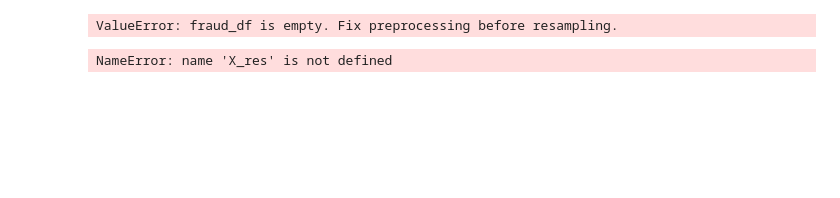
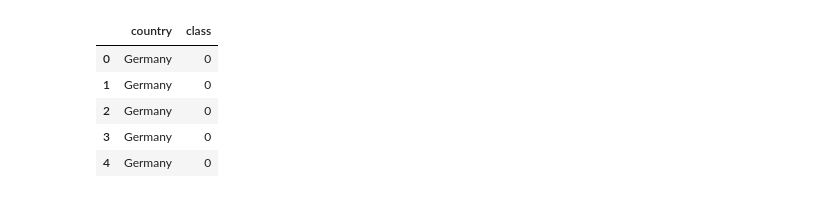
Before and after one commit to H-han221/Fraud-detection-system, a Jupyter notebook: notebooks/feature-engineering.ipynb, the cells around one changed output. Drawn from its saved outputs; the diff is of its cells as text; code cells hidden in the pictures; blank space fills up the shorter version.

```diff
--- a/notebooks/feature-engineering.ipynb
+++ b/notebooks/feature-engineering.ipynb
@@ -237,38 +0,0 @@ Cannot apply SMOTE: no data available.
-# %%
-# Step 1: Check if fraud_df has data
-if fraud_df.empty:
-    raise ValueError("fraud_df is empty. Fix preprocessing before resampling.")
-
-# Step 2: Make sure target column exists
-if 'class' not in fraud_df.columns:
-    raise ValueError("Target column 'class' not found in fraud_df.")
-
-# Step 3: Prepare features and target
-X = fraud_df.drop(columns=['class'])
-y = fraud_df['class']
-
-print("X shape:", X.shape)
-print("y distribution:\n", y.value_counts())
-
-# Step 4: Apply SMOTE only if we have data
-if X.shape[0] > 0:
-    smote = SMOTE(random_state=42)
-    X_res, y_res = smote.fit_resample(X, y)
-    print("After SMOTE, X_res shape:", X_res.shape)
-
-    # Step 5: Save resampled data
-    X_res.to_csv('../data/processed/fraud_features.csv', index=False)
-    y_res.to_csv('../data/processed/fraud_target.csv', index=False)
-    print("Task 1 complete: Processed data saved.")
-else:
-    print("No data available for SMOTE. Check preprocessing steps.")
-# %% [output]
-ValueError: fraud_df is empty. Fix preprocessing before resampling.
-# %%
-# Save processed data
-X_res.to_csv('../data/processed/fraud_features.csv', index=False)
-y_res.to_csv('../data/processed/fraud_target.csv', index=False)
-
-print("Task 1 complete: Processed data saved.")
-# %% [output]
-NameError: name 'X_res' is not defined
@@ -274,0 +14,24 @@ NameError: name 'X_res' is not defined
+# %%
+import pandas as pd
+from src.preprocessing import (
+    load_data,
+    clean_fraud_data,
+    prepare_ip_data
+)
+
+fraud_path = "../data/raw/Fraud_Data.csv"
+ip_path = "../data/raw/IpAddress_to_Country.csv"
+
+fraud_df, ip_df = load_data(fraud_path, ip_path)
+fraud_df = clean_fraud_data(fraud_df)
+ip_df = prepare_ip_data(ip_df)
+# %%
+fraud_geo = merge_ip_country(fraud_df, ip_df)
+fraud_geo[['country', 'class']].head()
+# %% [output]
+|  | country | class |
+| 0 | Germany | 0 |
+| 1 | Germany | 0 |
+| 2 | Germany | 0 |
+| 3 | Germany | 0 |
+| 4 | Germany | 0 |
```
Also changed, not shown: parts of 19 cells of this notebook, 14 other files.
